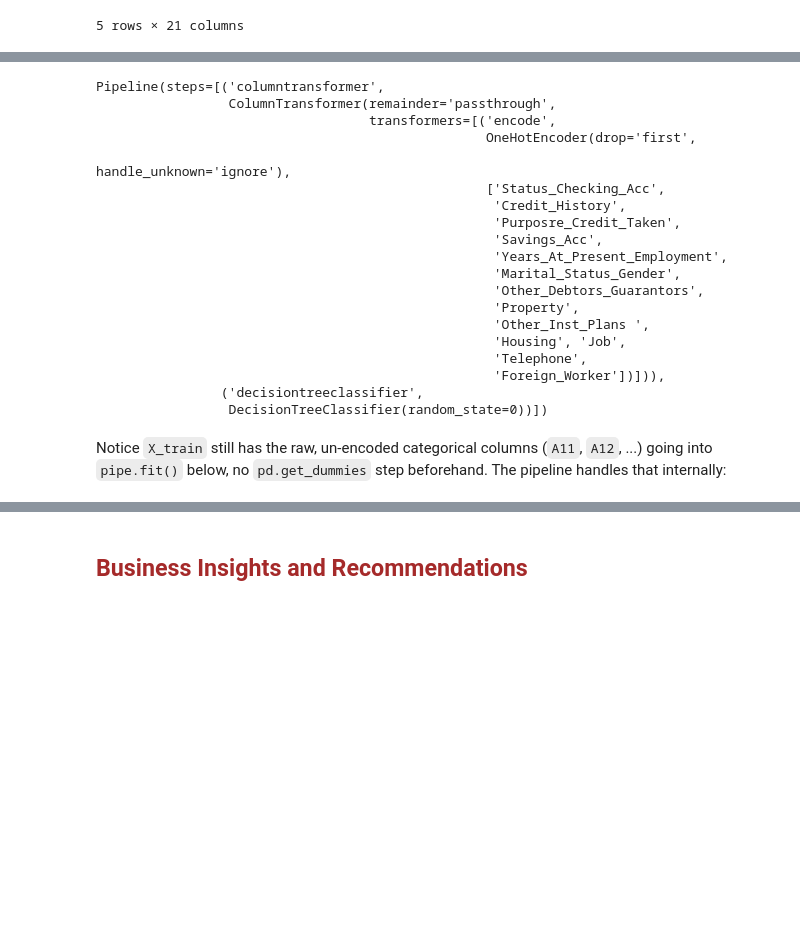
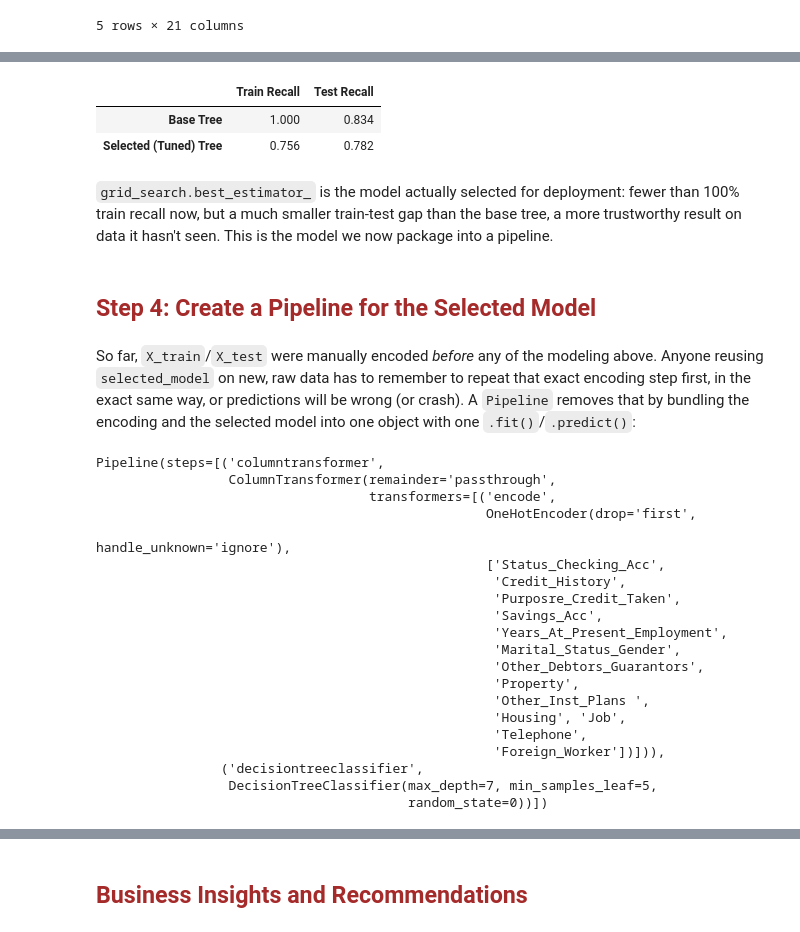
Before and after one commit to yogi-datalabs/machine-learning, a Jupyter notebook: ML Pipelines/Credit Default Prediction with an sklearn Pipeline.ipynb, the cells around one changed output, grey strips where cells are left out. Cells and saved outputs as stored; diff of their text form; code cells hidden in the pictures; blank space fills up the shorter version.

```diff
--- a/ML Pipelines/Credit Default Prediction with an sklearn Pipeline.ipynb
+++ b/ML Pipelines/Credit Default Prediction with an sklearn Pipeline.ipynb
@@ -87,11 +128,46 @@ the model, so the whole thing behaves as a single estimator with one `.fit()` an
+# %%
+selected_model = grid_search.best_estimator_
+
+pred_train_tuned = selected_model.predict(X_train)
+pred_test_tuned = selected_model.predict(X_test)
+
+comparison = pd.DataFrame({
+    "Train Recall": [
+        recall_score(y_train, pred_train),
+        recall_score(y_train, pred_train_tuned),
+    ],
+    "Test Recall": [
+        recall_score(y_test, pred_test),
+        recall_score(y_test, pred_test_tuned),
+    ],
+}, index=["Base Tree", "Selected (Tuned) Tree"]).round(3)
+comparison
+# %% [output]
+|  | Train Recall | Test Recall |
+| Base Tree | 1.000 | 0.834 |
+| Selected (Tuned) Tree | 0.756 | 0.782 |
+# %% [markdown]
+`grid_search.best_estimator_` is the model actually selected for deployment: fewer than 100%
+train recall now, but a much smaller train-test gap than the base tree, a more trustworthy result
+on data it hasn't seen. This is the model we now package into a pipeline.
+# %% [markdown]
+## <font color="brown"> Step 4: Create a Pipeline for the Selected Model</font>
+# %% [markdown]
+So far, `X_train`/`X_test` were manually encoded *before* any of the modeling above. Anyone
+reusing `selected_model` on new, raw data has to remember to repeat that exact encoding step
+first, in the exact same way, or predictions will be wrong (or crash). A `Pipeline` removes that
+by bundling the encoding and the selected model into one object with one `.fit()`/`.predict()`:
 # %%
 preprocessor = ColumnTransformer(
     transformers=[("encode", OneHotEncoder(drop="first", handle_unknown="ignore"), categorical_cols)],
     remainder="passthrough",
 )
 
-pipe = make_pipeline(preprocessor, DecisionTreeClassifier(random_state=0))
-pipe
+final_pipeline = make_pipeline(
+    preprocessor,
+    DecisionTreeClassifier(random_state=0, **grid_search.best_params_),
+)
+final_pipeline
 # %% [output]
 Pipeline(steps=[('columntransformer',
                  ColumnTransformer(remainder='passthrough',
@@ -111,7 +187,5 @@ Pipeline(steps=[('columntransformer',
                                                    'Telephone',
                                                    'Foreign_Worker'])])),
                 ('decisiontreeclassifier',
-                 DecisionTreeClassifier(random_state=0))])
+                 DecisionTreeClassifier(max_depth=7, min_samples_leaf=5,
+                                        random_state=0))])
-# %% [markdown]
-Notice `X_train` still has the raw, un-encoded categorical columns (`A11`, `A12`, ...) going into
-`pipe.fit()` below, no `pd.get_dummies` step beforehand. The pipeline handles that internally:
```
Also changed, not shown: parts of 27 cells of this notebook, 2 other files.
